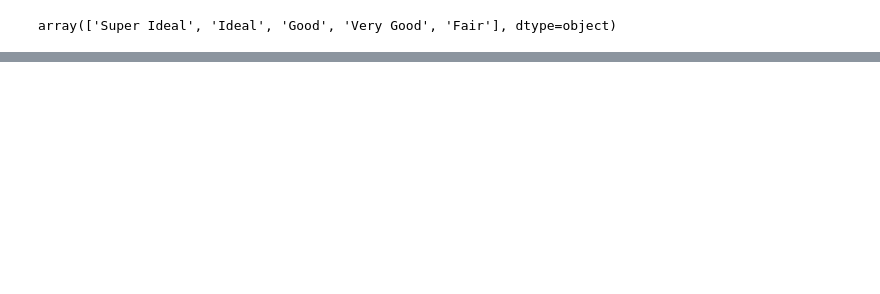
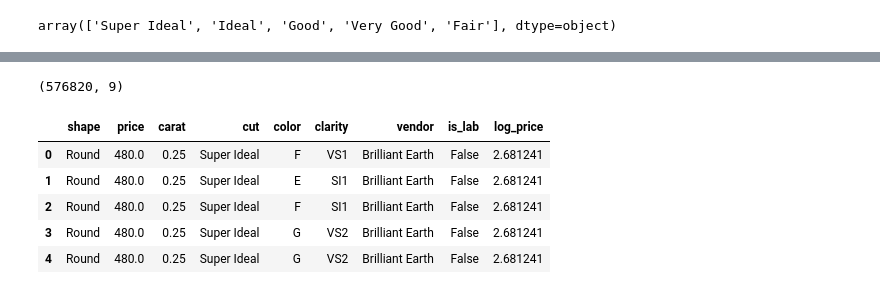
Before and after one commit to ravedappeport/dlrappeport, a Jupyter notebook: notebooks/diamonds-are-forever/diamonds-forever.ipynb, the cells around one changed output, grey strips where cells are left out. Saved outputs shown, nothing was run; the diff lists cells and outputs as text; code cells hidden in the pictures; blank space fills up the shorter version.

```diff
--- a/notebooks/diamonds-are-forever/diamonds-forever.ipynb
+++ b/notebooks/diamonds-are-forever/diamonds-forever.ipynb
@@ -66,0 +126,11 @@ bn_df.head()
+# %%
+print(diamond_df.shape)
+diamond_df.head()
+# %% [output]
+(576820, 9)
+|  | shape | price | carat | cut | color | clarity | vendor | is_lab | log_price |
+| 0 | Round | 480.0 | 0.25 | Super Ideal | F | VS1 | Brilliant Earth | False | 2.681241 |
+| 1 | Round | 480.0 | 0.25 | Super Ideal | E | SI1 | Brilliant Earth | False | 2.681241 |
+| 2 | Round | 480.0 | 0.25 | Super Ideal | F | SI1 | Brilliant Earth | False | 2.681241 |
+| 3 | Round | 480.0 | 0.25 | Super Ideal | G | VS2 | Brilliant Earth | False | 2.681241 |
+| 4 | Round | 480.0 | 0.25 | Super Ideal | G | VS2 | Brilliant Earth | False | 2.681241 |
```
Also changed, not shown: parts of 17 cells of this notebook, 1 other file.
